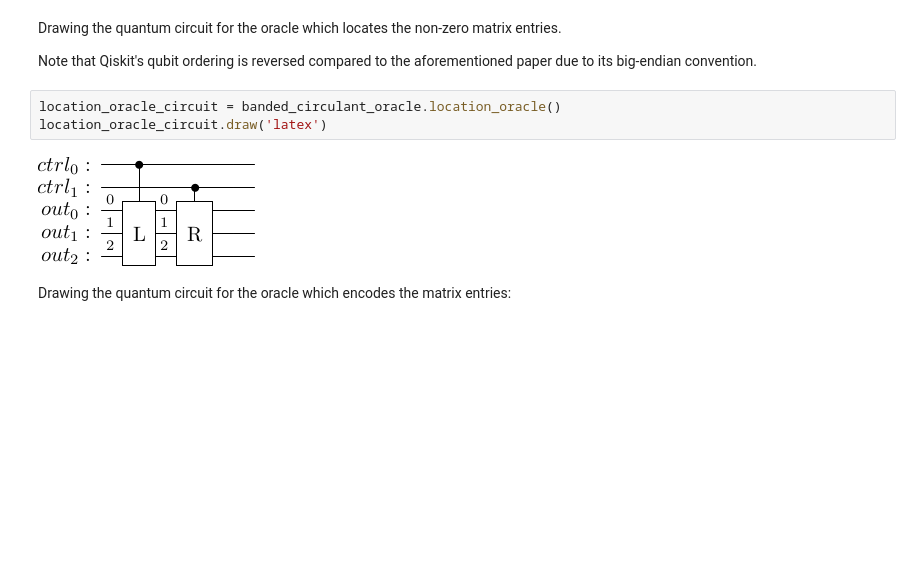
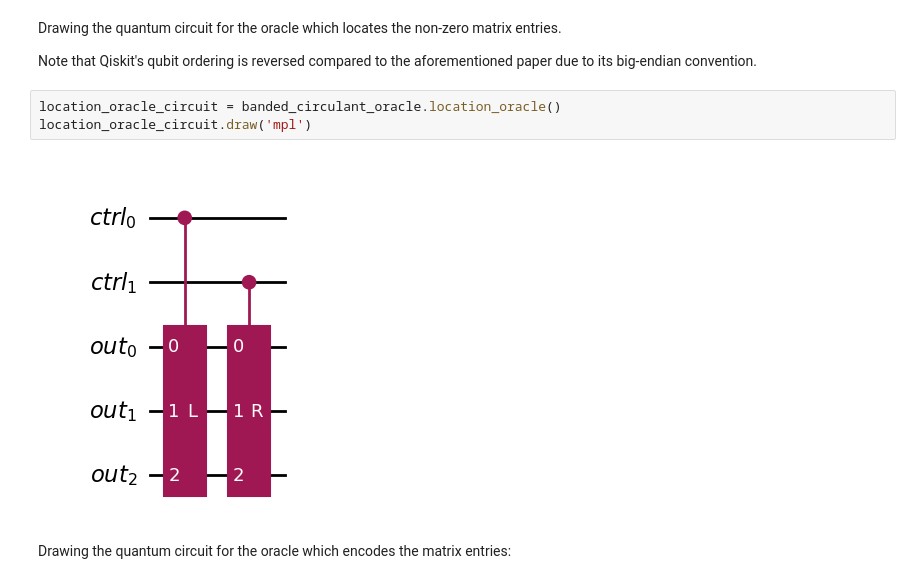
Before and after one commit to Walden-Killick/QCE24-QRE-Challenge, a Jupyter notebook: notebooks/block_encoding_demo.ipynb, the cells around one changed output. Saved outputs shown, nothing was run; the diff lists cells and outputs as text; blank space fills up the shorter version.

Commit message:
style: change latex circuit plotting to mpl

```diff
--- a/notebooks/block_encoding_demo.ipynb
+++ b/notebooks/block_encoding_demo.ipynb
@@ -23,9 +23,9 @@ Drawing the quantum circuit for the oracle which locates the non-zero matrix ent
 Note that Qiskit's qubit ordering is reversed compared to the aforementioned paper due to its big-endian convention.
 # %%
 location_oracle_circuit = banded_circulant_oracle.location_oracle()
-location_oracle_circuit.draw('latex')
+location_oracle_circuit.draw('mpl')
 # %% [output]
-[figure, old version]
+[figure, new version]
 # %% [markdown]
 Drawing the quantum circuit for the oracle which encodes the matrix entries:
 # %%
```
Also changed, not shown: parts of 2 cells of this notebook, 3 other files.
